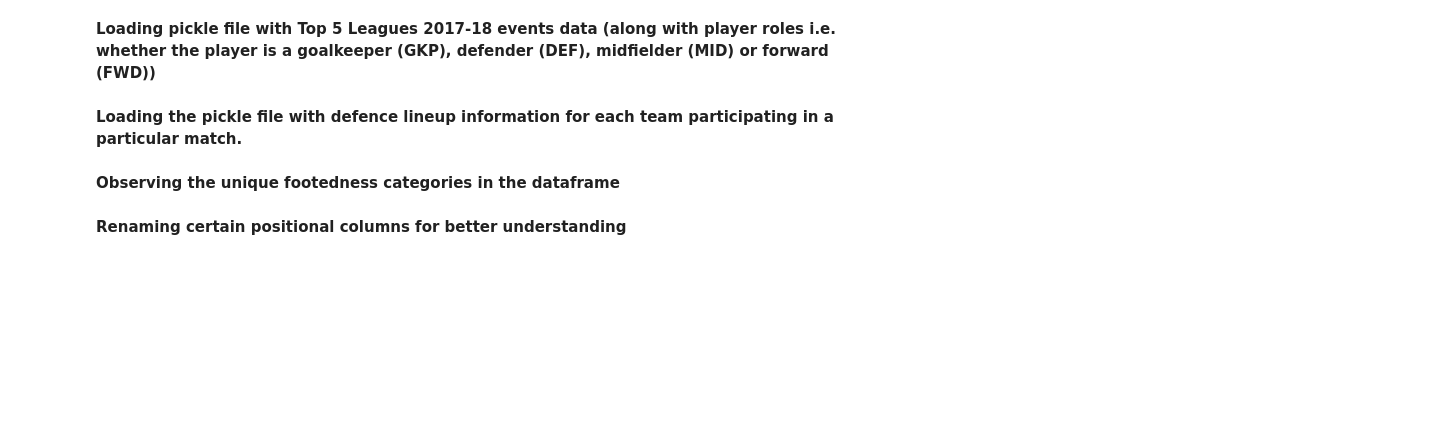
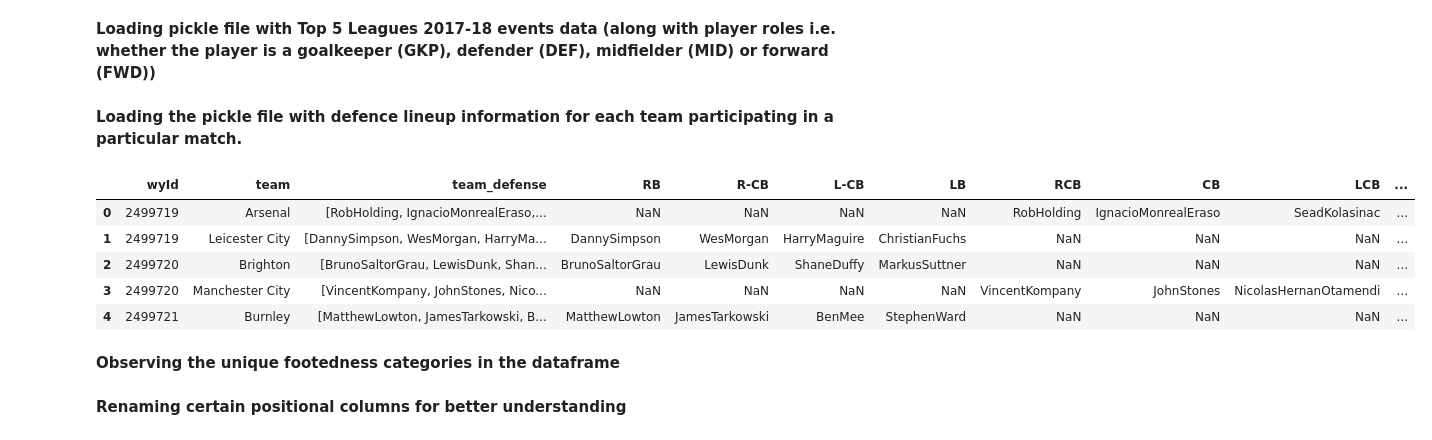
Before and after one commit to grovershreyf9t/FootballPlayerFootedness, a Jupyter notebook: code_top5/3_metrics_collection.ipynb, the cells around one changed output. Saved outputs shown, nothing was run; the diff lists cells and outputs as text; code cells hidden in the pictures; blank space fills up the shorter version.

```diff
--- a/code_top5/3_metrics_collection.ipynb
+++ b/code_top5/3_metrics_collection.ipynb
@@ -37,6 +37,15 @@ df_events_roles = pd.read_pickle("../data_top5/events/events_com.pkl")
 **Loading the pickle file with defence lineup information for each team participating in a particular match.**
 # %%
 df_defence_footed = pd.read_pickle("../data_top5/matches/match+def_lineup+footedness_ver2_top5.pkl")
+# %%
+df_defence_footed.head()
+# %% [output]
+|  | wyId | team | team_defense | RB | R-CB | L-CB | LB | RCB | CB | LCB | ... |
+| 0 | 2499719 | Arsenal | [RobHolding, IgnacioMonrealEraso,... | NaN | NaN | NaN | NaN | RobHolding | IgnacioMonrealEraso | SeadKolasinac | ... |
+| 1 | 2499719 | Leicester City | [DannySimpson, WesMorgan, HarryMa... | DannySimpson | WesMorgan | HarryMaguire | ChristianFuchs | NaN | NaN | NaN | ... |
+| 2 | 2499720 | Brighton | [BrunoSaltorGrau, LewisDunk, Shan... | BrunoSaltorGrau | LewisDunk | ShaneDuffy | MarkusSuttner | NaN | NaN | NaN | ... |
+| 3 | 2499720 | Manchester City | [VincentKompany, JohnStones, Nico... | NaN | NaN | NaN | NaN | VincentKompany | JohnStones | NicolasHernanOtamendi | ... |
+| 4 | 2499721 | Burnley | [MatthewLowton, JamesTarkowski, B... | MatthewLowton | JamesTarkowski | BenMee | StephenWard | NaN | NaN | NaN | ... |
 # %% [markdown]
 **Observing the unique footedness categories in the dataframe**
 # %%
```
Also changed, not shown: parts of 10 cells of this notebook, 6 other files.
